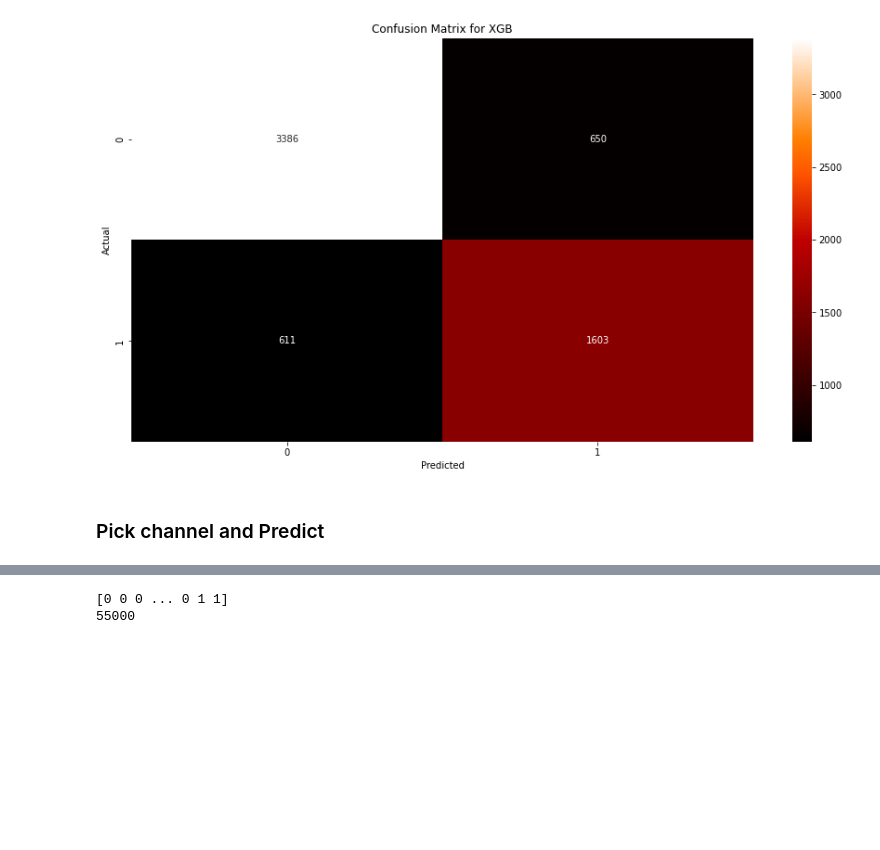
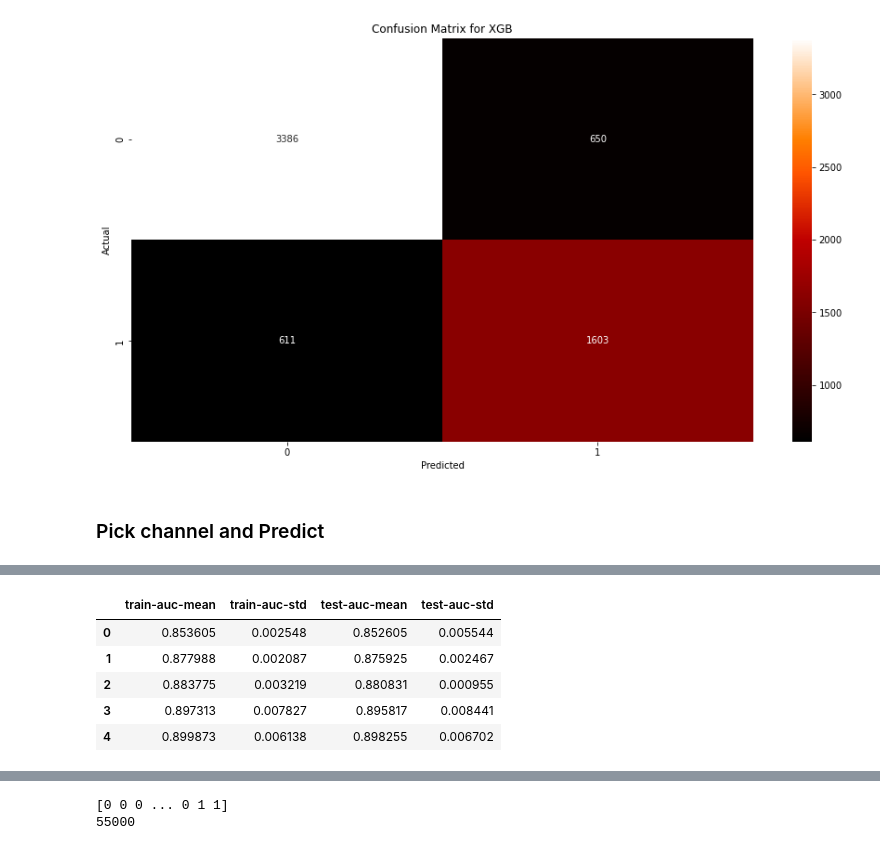
Before and after one commit to Evergarden0101/sensor-data-analysis-pipeline, a Jupyter notebook: back-end/jupyter/EMG.ipynb, the cells around one changed output, grey strips where cells are left out. Cells and saved outputs as stored; diff of their text form; code cells hidden in the pictures; blank space fills up the shorter version.

```diff
--- a/back-end/jupyter/EMG.ipynb
+++ b/back-end/jupyter/EMG.ipynb
@@ -440,0 +459,7 @@ Accuracy for XGB: 85.31%
+# %%
+# define data_dmatrix
+data_dmatrix = xgb.DMatrix(data=x,label=y)
+p = {'n_estimators':100, 'objective':'binary:logistic',
+    'eval_metric':'logloss', 'subsample':0.6, 'max_depth':3, 'learning_rate':0.1, 'colsample_bytree':1.0, 'silent':True}
+xgb_cv = xgb.cv(dtrain=data_dmatrix, params=p, nfold=3,
+                    num_boost_round=50, early_stopping_rounds=10, metrics="auc", as_pandas=True, seed=123)
@@ -440,0 +475,9 @@ Accuracy for XGB: 85.31%
+# %%
+xgb_cv.head()
+# %% [output]
+|  | train-auc-mean | train-auc-std | test-auc-mean | test-auc-std |
+| 0 | 0.853605 | 0.002548 | 0.852605 | 0.005544 |
+| 1 | 0.877988 | 0.002087 | 0.875925 | 0.002467 |
+| 2 | 0.883775 | 0.003219 | 0.880831 | 0.000955 |
+| 3 | 0.897313 | 0.007827 | 0.895817 | 0.008441 |
+| 4 | 0.899873 | 0.006138 | 0.898255 | 0.006702 |
```
Also changed, not shown: parts of 17 cells of this notebook, 11 other files.
